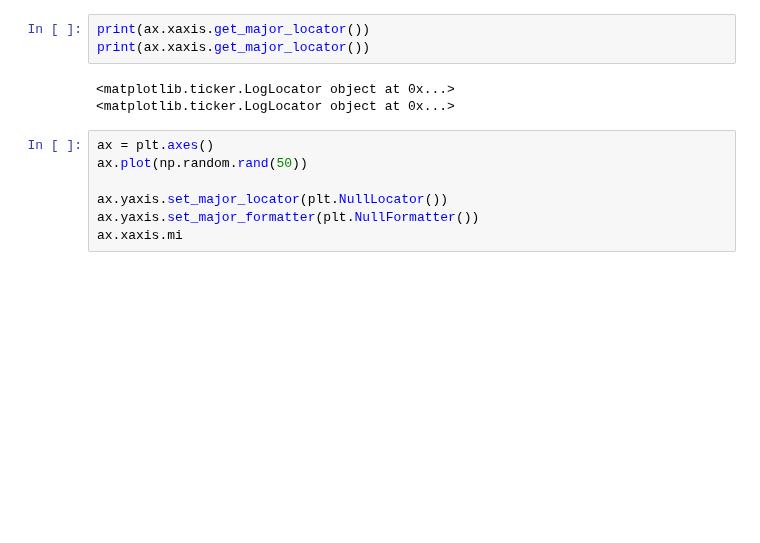
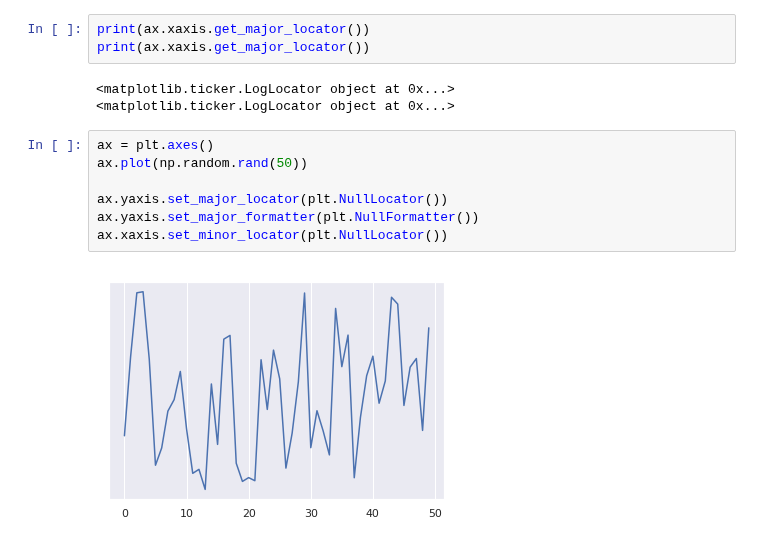
Before and after one commit to thimi0412/PythonDataScinence, a Jupyter notebook: matplotlib-pra/scale.ipynb, the cells around one changed output. Drawn from its saved outputs; the diff is of its cells as text; blank space fills up the shorter version.

```diff
--- a/matplotlib-pra/scale.ipynb
+++ b/matplotlib-pra/scale.ipynb
@@ -24,7 +24,9 @@ print(ax.xaxis.get_major_locator())
 # %%
 ax = plt.axes()
 ax.plot(np.random.rand(50))
 
 ax.yaxis.set_major_locator(plt.NullLocator())
 ax.yaxis.set_major_formatter(plt.NullFormatter())
-ax.xaxis.mi
+ax.xaxis.set_minor_locator(plt.NullLocator())
+# %% [output]
+[figure, added]
```
Also changed, not shown: parts of 1 cell of this notebook.
